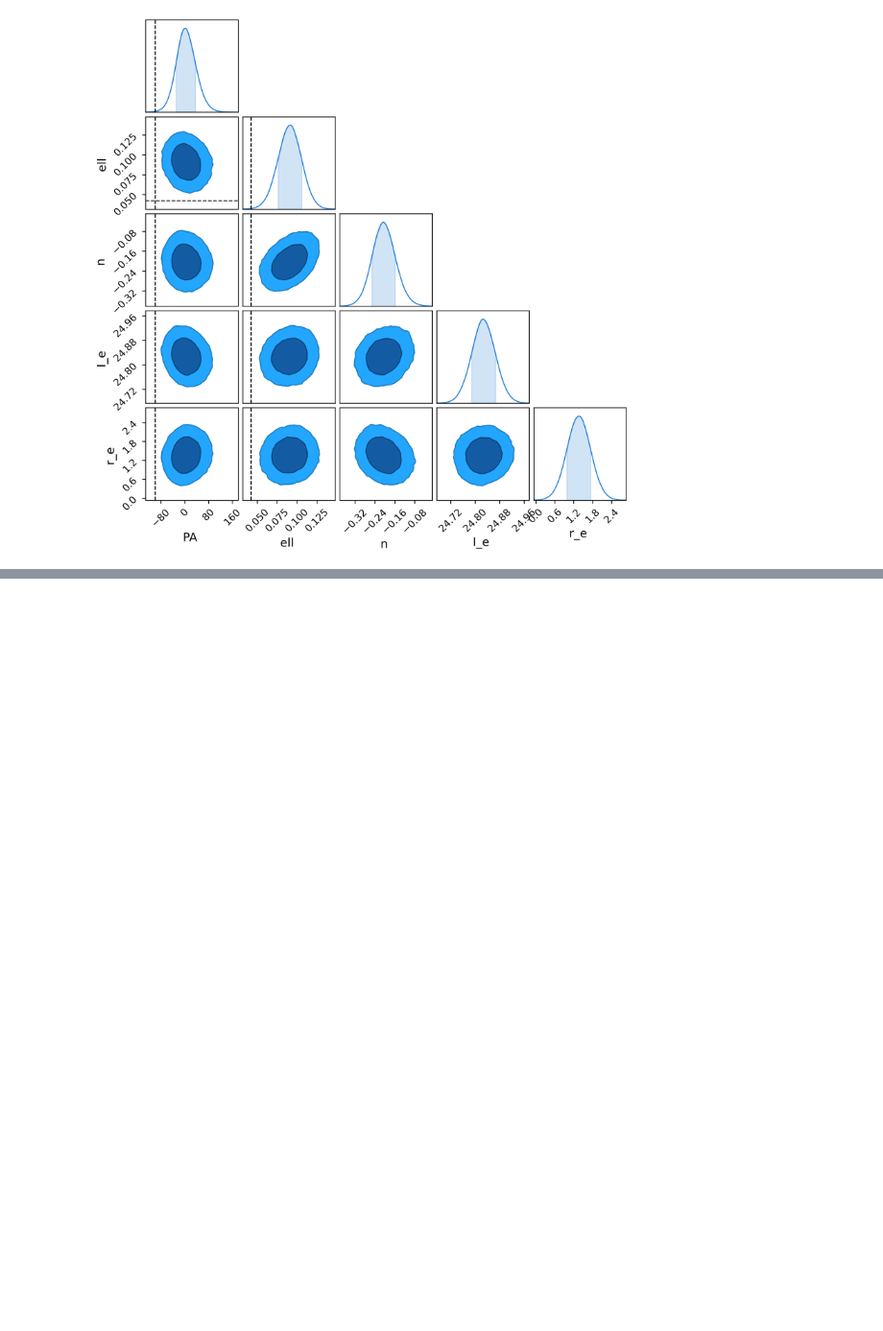
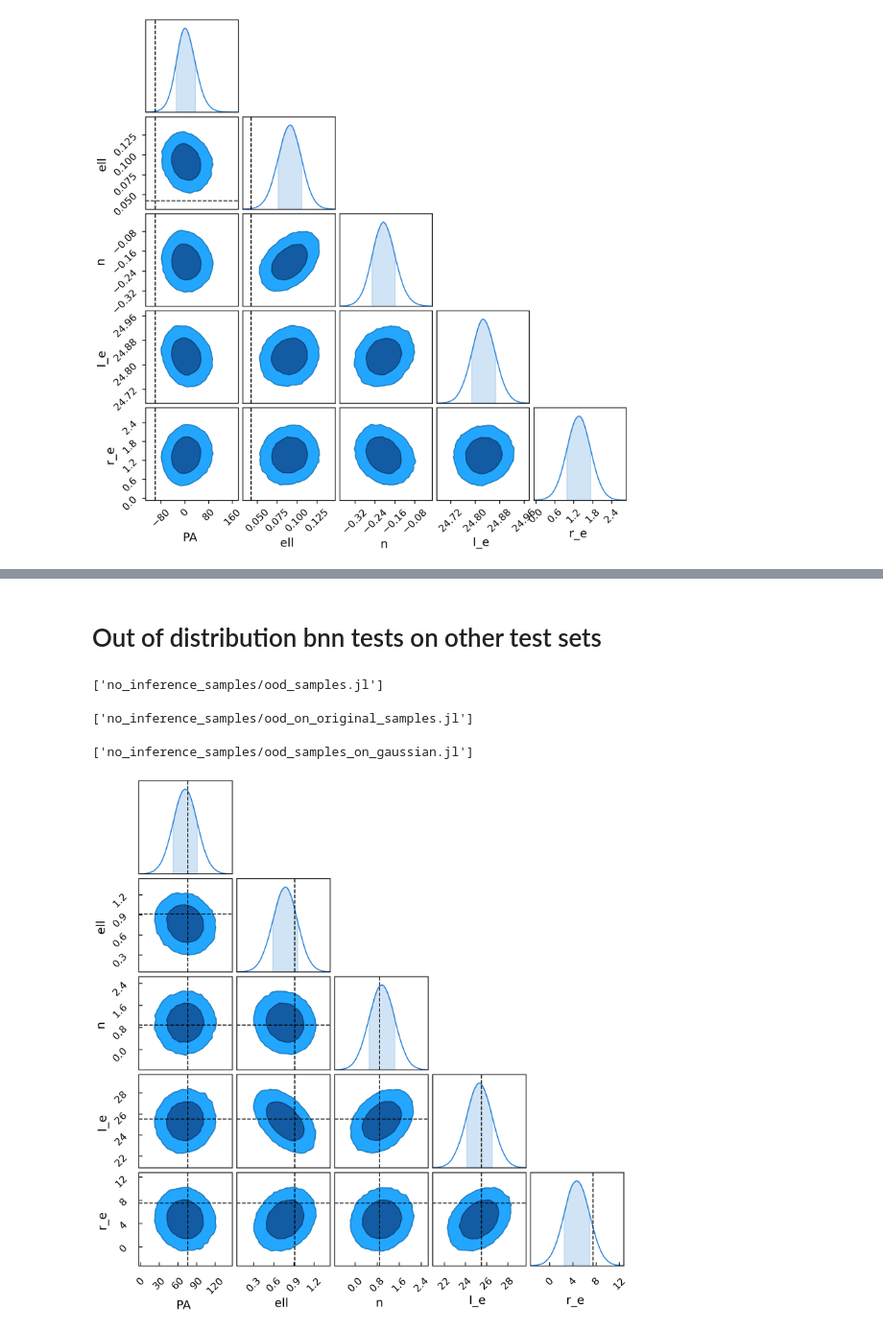
Before and after one commit to dtanoglidis/BNN_Adaptation, a Jupyter notebook: notebooks/no inference BNN .ipynb, the cells around one changed output, grey strips where cells are left out. Shown at 96% size. Cells and saved outputs as stored; diff of their text form; code cells hidden in the pictures; blank space fills up the shorter version.

```diff
--- a/notebooks/no inference BNN .ipynb
+++ b/notebooks/no inference BNN .ipynb
@@ -140,0 +130,4 @@ inv_gaussian_samples[inv_gaussian_samples!=None]
+# %%
+inverted_gaussian_samples, gaussian_y_keep = jl.load('no_inference_samples/gaussian_samples.jl')
+inverted_gaussian_on_uniform, gaussian_on_uniform_y_keep = jl.load('no_inference_samples/gaussian_samples_on_uniform.jl')
+inverted_gaussian_on_ood, gaussian_on_ood_y_keep = jl.load('no_inference_samples/gaussian_samples_on_ood.jl')
@@ -140,0 +144,29 @@ inv_gaussian_samples[inv_gaussian_samples!=None]
+# %% [markdown]
+# Out of distribution bnn tests on other test sets
+# %%
+# out of distribution bnn, test on out of distribution
+inverted_ood_samples, ood_y_keep, _ = pc.main(model, out_of_distr_bnn_h5_path, out_of_distr_motherpath)
+jl.dump(tuple([inverted_ood_samples, ood_y_keep]), 'no_inference_samples/ood_samples.jl')
+# %% [output]
+['no_inference_samples/ood_samples.jl']
+# %%
+# out of distribution bnn, test on original
+inverted_ood_on_original_samples, ood_on_original_y_keep, _ = pc.main(model, out_of_distr_bnn_h5_path, original_bnn_motherpath)
+jl.dump(tuple([inverted_ood_on_original_samples, ood_on_original_y_keep]), 'no_inference_samples/ood_on_original_samples.jl')
+# %% [output]
+['no_inference_samples/ood_on_original_samples.jl']
+# %%
+# out of distribution bnn, test on gaussian
+inverted_ood_on_gaussian, ood_on_gaussian_y_keep, _ = pc.main(model, out_of_distr_bnn_h5_path, gaussian_bnn_motherpath)
+jl.dump(tuple([inverted_ood_on_gaussian, ood_on_gaussian_y_keep]), 'no_inference_samples/ood_samples_on_gaussian.jl')
+# %% [output]
+['no_inference_samples/ood_samples_on_gaussian.jl']
+# %%
+inverted_ood_samples, ood_y_keep = jl.load('no_inference_samples/ood_samples.jl')
+inverted_ood_on_original_samples, ood_on_original_y_keep = jl.load('no_inference_samples/ood_on_original_samples.jl')
+inverted_ood_on_gaussian, ood_on_gaussian_y_keep = jl.load('no_inference_samples/ood_samples.jl')
+# %%
+plot_one_chain(inverted_ood_samples, ood_y_keep, 'ood_ood', 100)
+Image(filename='no_inference_plots/one_chain_ood_ood_100.png')
+# %% [output]
+[figure, added]
```
Also changed, not shown: parts of 30 cells of this notebook, 5 other files.
